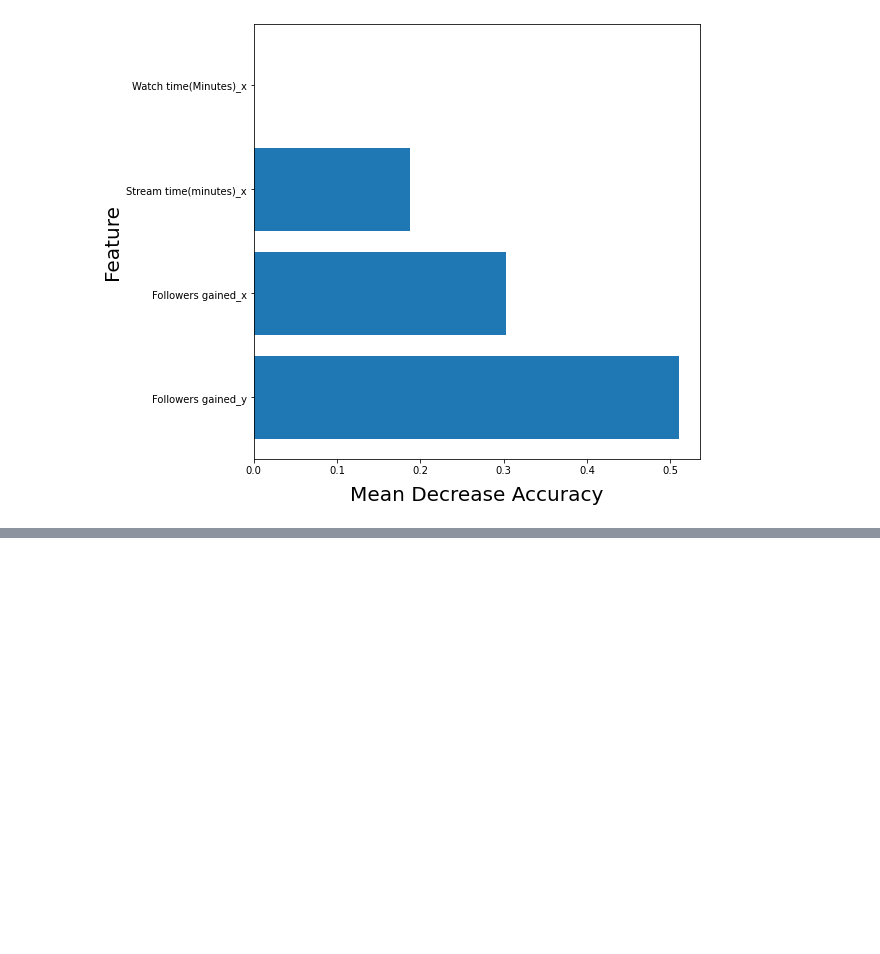
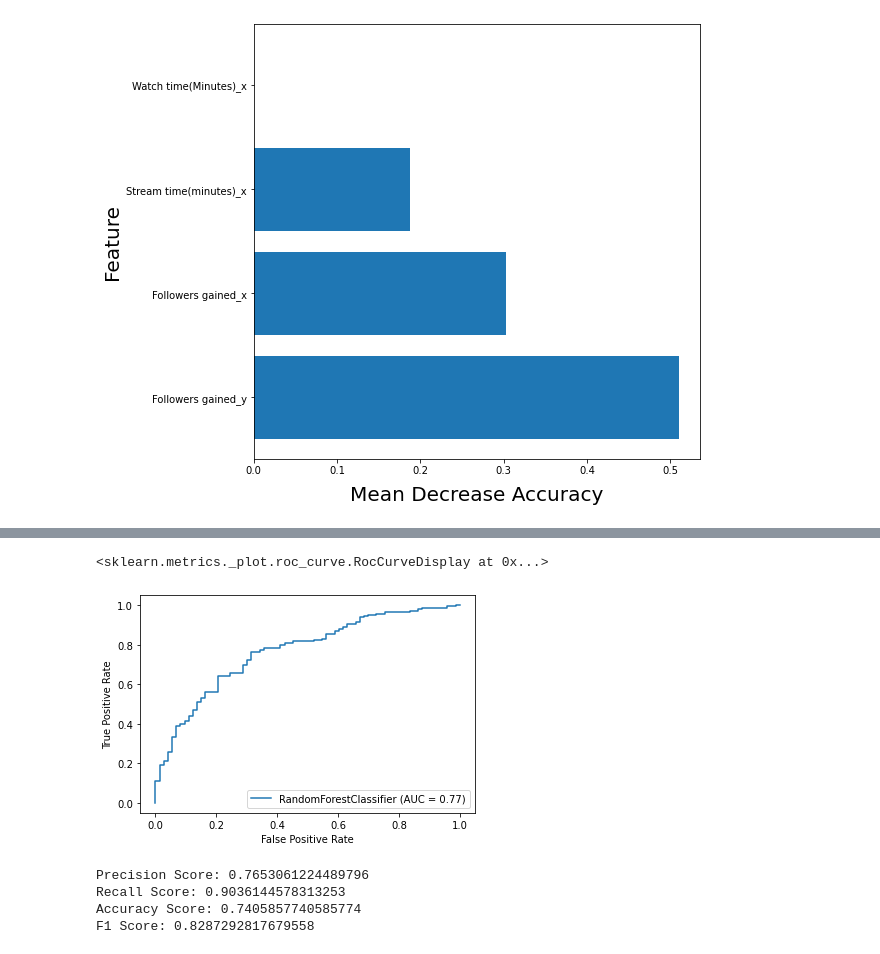
Before and after one commit to meowkaiser/Twitch-Analytics, a Jupyter notebook: Michael Schor Notebook.ipynb, the cells around one changed output, grey strips where cells are left out. Drawn from its saved outputs; the diff is of its cells as text; code cells hidden in the pictures; blank space fills up the shorter version.

```diff
--- a/Michael Schor Notebook.ipynb
+++ b/Michael Schor Notebook.ipynb
@@ -502,0 +548,12 @@ tree_cv_df.head()
+# %%
+plot_roc_curve(best_forest, X_test, y_test)
+# %% [output]
+<sklearn.metrics._plot.roc_curve.RocCurveDisplay at 0x...>
+[figure, added]
+# %%
+print_metrics(y_test, forrest_test_preds)
+# %% [output]
+Precision Score: 0.7653061224489796
+Recall Score: 0.9036144578313253
+Accuracy Score: 0.7405857740585774
+F1 Score: 0.8287292817679558
```
Also changed, not shown: parts of 15 cells of this notebook.
